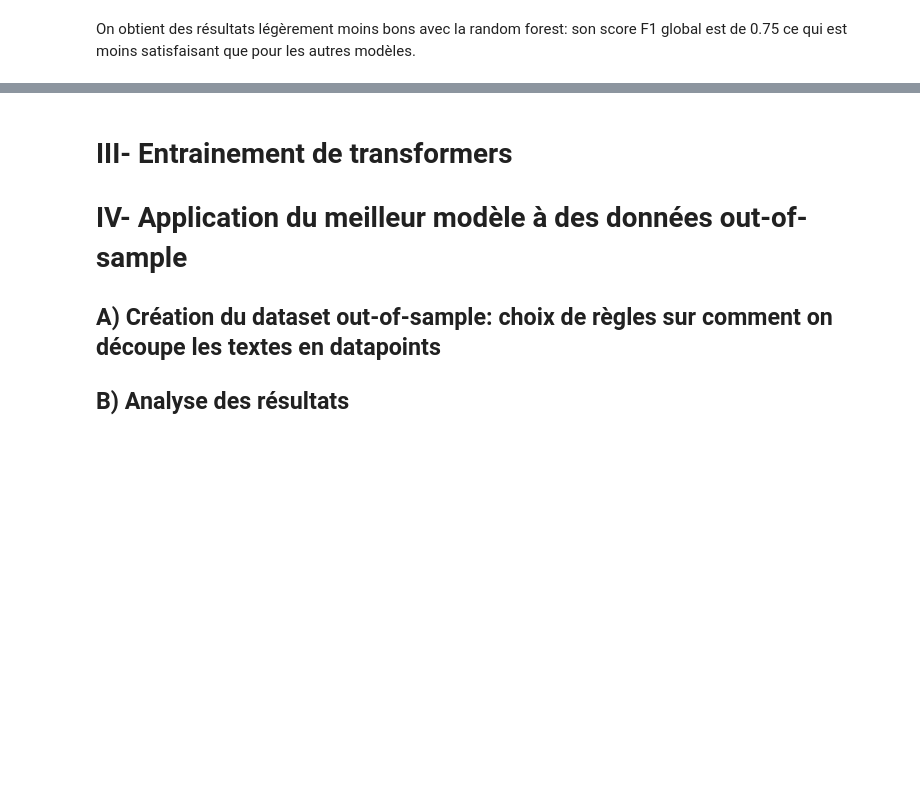
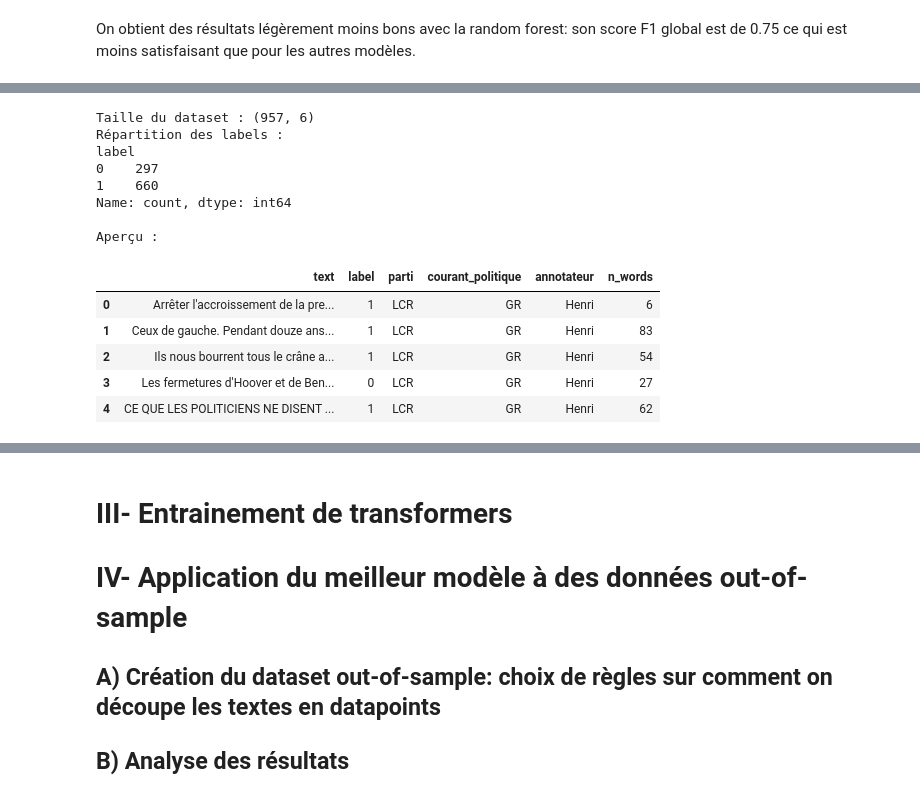
Before and after one commit to Julien-website/NLP_ENSAE_Project, a Jupyter notebook: notebook JL.ipynb, the cells around one changed output, grey strips where cells are left out. Drawn from its saved outputs; the diff is of its cells as text; code cells hidden in the pictures; blank space fills up the shorter version.

```diff
--- a/notebook JL.ipynb
+++ b/notebook JL.ipynb
@@ -984,0 +991,69 @@ On obtient des résultats légèrement moins bons avec la random forest: son sco
+# %%
+df_model = df_master[
+    ["Texte", "Label", "Parti", "Courant Politique", "source_annotation"]
+].copy()
+
+# On renomme les colonnes pour simplifier la suite
+df_model = df_model.rename(columns={
+    "Texte": "text",
+    "Label": "label",
+    "Parti": "parti",
+    "Courant Politique": "courant_politique",
+    "source_annotation": "annotateur"
+})
+
+# On retire les lignes où le texte ou le label manque
+df_model = df_model.dropna(subset=["text", "label"]).copy()
+
+# On convertit le texte en chaîne de caractères
+df_model["text"] = df_model["text"].astype(str)
+
+# suppression des espaces en début/fin
+# réduction des espaces multiples à un seul
+df_model["text"] = (
+    df_model["text"]
+    .str.strip()
+    .str.replace(r"\s+", " ", regex=True)
+)
+
+# On enlève les textes vides après nettoyage
+df_model = df_model[df_model["text"] != ""].copy()
+
+# On force le label en entier
+df_model["label"] = df_model["label"].astype(int)
+
+# Vérification : on veut uniquement des labels 0 et 1
+labels_valides = {0, 1}
+labels_presents = set(df_model["label"].unique())
+
+if not labels_presents.issubset(labels_valides):
+    raise ValueError(f"Labels inattendus trouvés : {labels_presents}")
+
+# Variable pratique pour plus tard :
+# longueur du texte en nombre de mots
+df_model["n_words"] = df_model["text"].str.split().str.len()
+
+# Réindexation propre
+df_model = df_model.reset_index(drop=True)
+
+# Contrôles rapides, sans refaire toute l'exploration
+print("Taille du dataset :", df_model.shape)
+print("Répartition des labels :")
+print(df_model["label"].value_counts(dropna=False).sort_index())
+print("\nAperçu :")
+display(df_model.head())
+# %% [output]
+Taille du dataset : (957, 6)
+Répartition des labels :
+label
+0    297
+1    660
+Name: count, dtype: int64
+
+Aperçu :
+|  | text | label | parti | courant_politique | annotateur | n_words |
+| 0 | Arrêter l'accroissement de la pre... | 1 | LCR | GR | Henri | 6 |
+| 1 | Ceux de gauche. Pendant douze ans... | 1 | LCR | GR | Henri | 83 |
+| 2 | Ils nous bourrent tous le crâne a... | 1 | LCR | GR | Henri | 54 |
+| 3 | Les fermetures d'Hoover et de Ben... | 0 | LCR | GR | Henri | 27 |
+| 4 | CE QUE LES POLITICIENS NE DISENT ... | 1 | LCR | GR | Henri | 62 |
```
Also changed, not shown: parts of 15 cells of this notebook, 1 other file.
